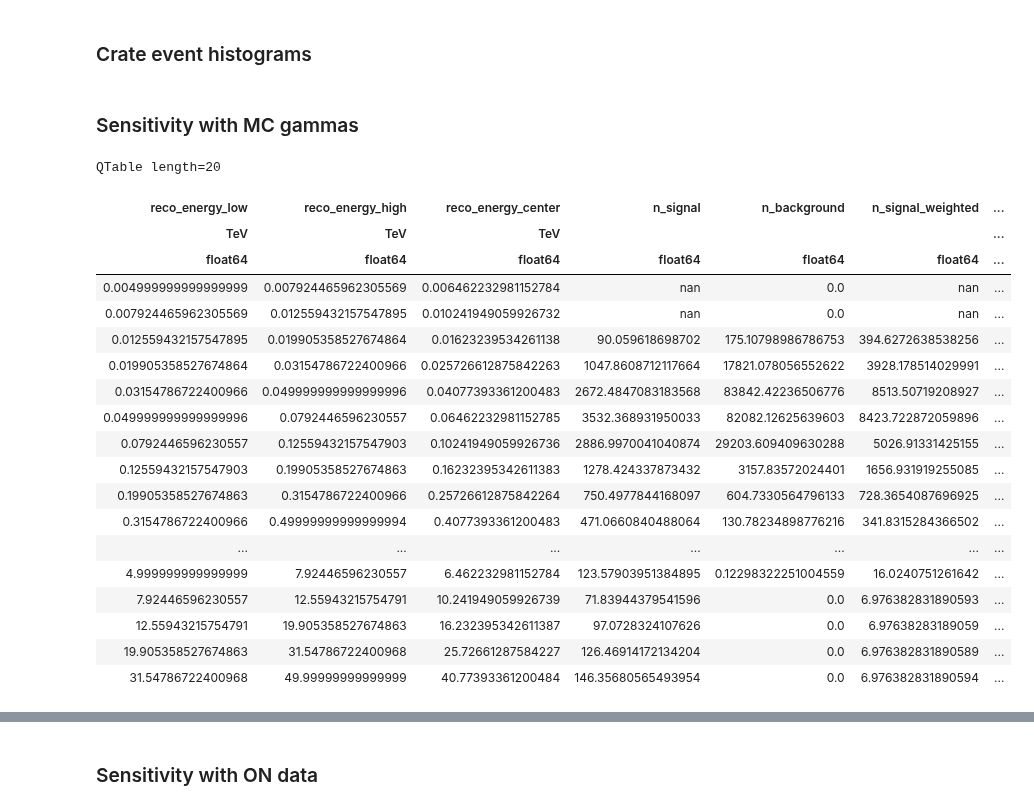
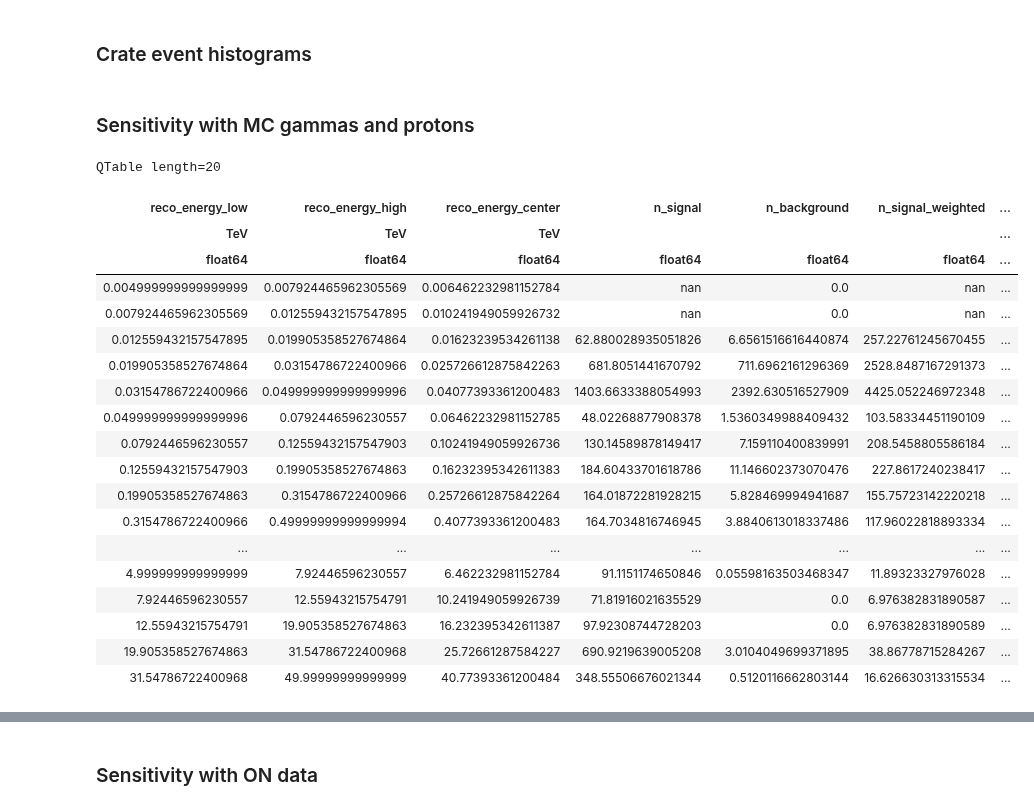
Before and after one commit to cta-observatory/cta-lstchain, a Jupyter notebook: notebooks/lst_sensitivity_pyirf.ipynb, the cells around one changed output, grey strips where cells are left out. Saved outputs shown, nothing was run; the diff lists cells and outputs as text; code cells hidden in the pictures.

```diff
--- a/notebooks/lst_sensitivity_pyirf.ipynb
+++ b/notebooks/lst_sensitivity_pyirf.ipynb
@@ -387,28 +426,28 @@ background_hist = estimate_background(
 # %% [markdown]
-### Sensitivity with MC gammas
+### Sensitivity with MC gammas and protons
-# %%
-sensitivity = calculate_sensitivity(
-    signal_hist, background_hist, alpha=ALPHA
-)
-sensitivity
-# %% [output]
-QTable length=20
-| reco_energy_low | reco_energy_high | reco_energy_center | n_signal | n_background | n_signal_weighted | ... |
-| TeV | TeV | TeV |  |  |  | ... |
-| float64 | float64 | float64 | float64 | float64 | float64 | ... |
-| 0.004999999999999999 | 0.007924465962305569 | 0.006462232981152784 | nan | 0.0 | nan | ... |
-| 0.007924465962305569 | 0.012559432157547895 | 0.010241949059926732 | nan | 0.0 | nan | ... |
-| 0.012559432157547895 | 0.019905358527674864 | 0.01623239534261138 | 90.059618698702 | 175.10798986786753 | 394.6272638538256 | ... |
-| 0.019905358527674864 | 0.03154786722400966 | 0.025726612875842263 | 1047.8608712117664 | 17821.078056552622 | 3928.178514029991 | ... |
-| 0.03154786722400966 | 0.049999999999999996 | 0.04077393361200483 | 2672.4847083183568 | 83842.42236506776 | 8513.50719208927 | ... |
-| 0.049999999999999996 | 0.0792446596230557 | 0.06462232981152785 | 3532.368931950033 | 82082.12625639603 | 8423.722872059896 | ... |
-| 0.0792446596230557 | 0.12559432157547903 | 0.10241949059926736 | 2886.9970041040874 | 29203.609409630288 | 5026.91331425155 | ... |
-| 0.12559432157547903 | 0.19905358527674863 | 0.16232395342611383 | 1278.424337873432 | 3157.83572024401 | 1656.931919255085 | ... |
-| 0.19905358527674863 | 0.3154786722400966 | 0.25726612875842264 | 750.4977844168097 | 604.7330564796133 | 728.3654087696925 | ... |
-| 0.3154786722400966 | 0.49999999999999994 | 0.4077393361200483 | 471.0660840488064 | 130.78234898776216 | 341.8315284366502 | ... |
-| ... | ... | ... | ... | ... | ... | ... |
-| 4.999999999999999 | 7.92446596230557 | 6.462232981152784 | 123.57903951384895 | 0.12298322251004559 | 16.0240751261642 | ... |
-| 7.92446596230557 | 12.55943215754791 | 10.241949059926739 | 71.83944379541596 | 0.0 | 6.976382831890593 | ... |
-| 12.55943215754791 | 19.905358527674863 | 16.232395342611387 | 97.0728324107626 | 0.0 | 6.97638283189059 | ... |
-| 19.905358527674863 | 31.54786722400968 | 25.72661287584227 | 126.46914172134204 | 0.0 | 6.976382831890589 | ... |
-| 31.54786722400968 | 49.99999999999999 | 40.77393361200484 | 146.35680565493954 | 0.0 | 6.976382831890594 | ... |
+# %%
+sensitivity_mc = calculate_sensitivity(
+    gamma_hist, proton_hist, alpha=ALPHA
+)
+sensitivity_mc
+# %% [output]
+QTable length=20
+| reco_energy_low | reco_energy_high | reco_energy_center | n_signal | n_background | n_signal_weighted | ... |
+| TeV | TeV | TeV |  |  |  | ... |
+| float64 | float64 | float64 | float64 | float64 | float64 | ... |
+| 0.004999999999999999 | 0.007924465962305569 | 0.006462232981152784 | nan | 0.0 | nan | ... |
+| 0.007924465962305569 | 0.012559432157547895 | 0.010241949059926732 | nan | 0.0 | nan | ... |
+| 0.012559432157547895 | 0.019905358527674864 | 0.01623239534261138 | 62.880028935051826 | 6.6561516616440874 | 257.22761245670455 | ... |
+| 0.019905358527674864 | 0.03154786722400966 | 0.025726612875842263 | 681.8051441670792 | 711.6962161296369 | 2528.8487167291373 | ... |
+| 0.03154786722400966 | 0.049999999999999996 | 0.04077393361200483 | 1403.6633388054993 | 2392.630516527909 | 4425.052246972348 | ... |
+| 0.049999999999999996 | 0.0792446596230557 | 0.06462232981152785 | 48.02268877908378 | 1.5360349988409432 | 103.58334451190109 | ... |
+| 0.0792446596230557 | 0.12559432157547903 | 0.10241949059926736 | 130.14589878149417 | 7.159110400839991 | 208.5458805586184 | ... |
+| 0.12559432157547903 | 0.19905358527674863 | 0.16232395342611383 | 184.60433701618786 | 11.146602373070476 | 227.8617240238417 | ... |
+| 0.19905358527674863 | 0.3154786722400966 | 0.25726612875842264 | 164.01872281928215 | 5.828469994941687 | 155.75723142220218 | ... |
+| 0.3154786722400966 | 0.49999999999999994 | 0.4077393361200483 | 164.7034816746945 | 3.8840613018337486 | 117.96022818893334 | ... |
+| ... | ... | ... | ... | ... | ... | ... |
+| 4.999999999999999 | 7.92446596230557 | 6.462232981152784 | 91.1151174650846 | 0.05598163503468347 | 11.89323327976028 | ... |
+| 7.92446596230557 | 12.55943215754791 | 10.241949059926739 | 71.81916021635529 | 0.0 | 6.976382831890587 | ... |
+| 12.55943215754791 | 19.905358527674863 | 16.232395342611387 | 97.92308744728203 | 0.0 | 6.976382831890589 | ... |
+| 19.905358527674863 | 31.54786722400968 | 25.72661287584227 | 690.9219639005208 | 3.0104049699371895 | 38.86778715284267 | ... |
+| 31.54786722400968 | 49.99999999999999 | 40.77393361200484 | 348.55506676021344 | 0.5120116662803144 | 16.626630313315534 | ... |
```
Also changed, not shown: parts of 23 cells of this notebook.
